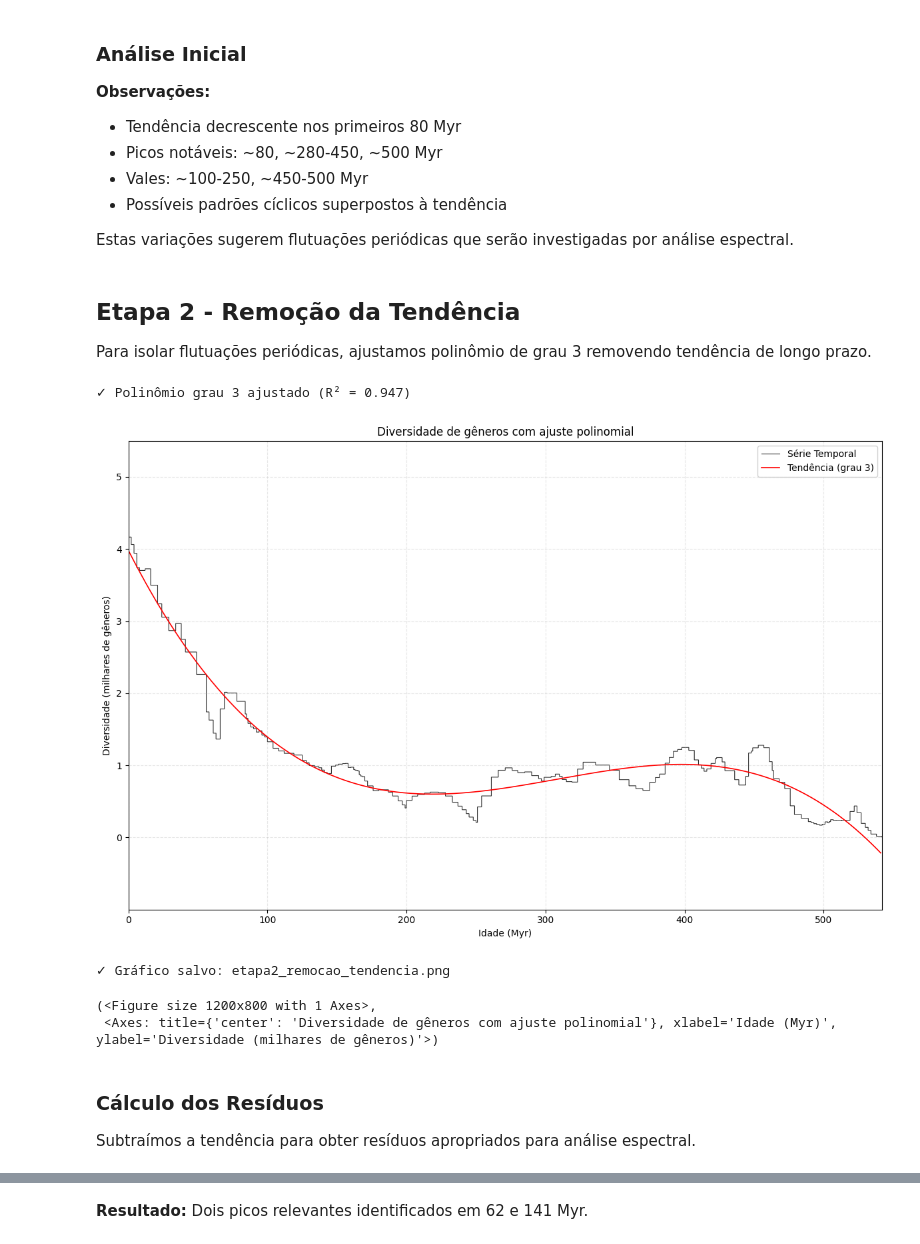
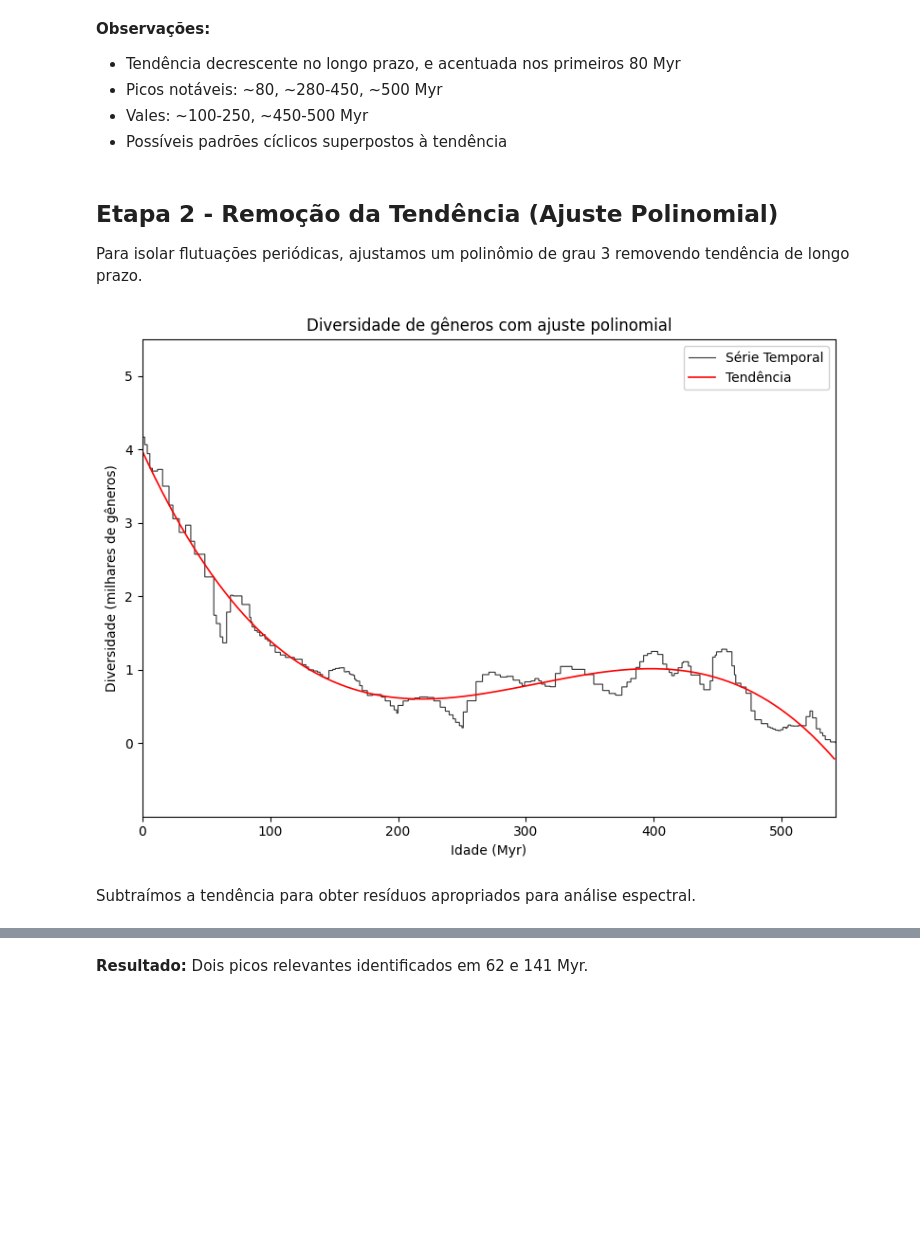
Before and after one commit to lucaanasser/Detectando-e-Interpretando-Sinais-Periodicos-em-Series-Temporais-Paleobiologicas, a Jupyter notebook: ep1.ipynb, the cells around one changed output, grey strips where cells are left out. Drawn from its saved outputs; the diff is of its cells as text; code cells hidden in the pictures; blank space fills up the shorter version.

```diff
--- a/ep1.ipynb
+++ b/ep1.ipynb
@@ -36,15 +28,13 @@ O código está organizado em blocos funcionais modulares para máxima reutiliza
 # CONFIGURAÇÃO E DEPENDÊNCIAS
 # ============================
 
-# Imports padrão
+# Imports
 from pathlib import Path
 import pandas as pd
 import numpy as np
 import matplotlib.pyplot as plt
-
-# Imports científicos
+from scipy.fft import fft, fftfreq
 from scipy.signal import find_peaks
-from scipy.fft import fft, fftfreq
 
 # Configuração de caminhos
 DATA_ROOT = Path("data")
@@ -53,9 +43,11 @@ RESULTS_PATH = DATA_ROOT / "processed"
 
 # Configuração de plotagem
 plt.style.use('default')
-plt.rcParams['figure.dpi'] = 100
-plt.rcParams['savefig.dpi'] = 300
-plt.rcParams['font.size'] = 10
+plt.rcParams.update({
+    'figure.dpi': 100,
+    'savefig.dpi': 300,
+    'font.size': 10
+})
 
 # Configuração de seeds para reprodutibilidade
 np.random.seed(42)
@@ -867,8 +584,4 @@ Plotamos diversidade ao longo do tempo geológico.
 # %%
-# Eixo y: Diversidade de gêneros marinhos ao longo do tempo geológico, em milhares de gêneros.
-y = df["Diversity"] / 1000
-
-# Plotagem da série temporal
 plotar_serie_temporal(x, y,
                      "Diversidade de gêneros marinhos ao longo do tempo geológico",
                      "etapa1_diversidade_generos.png")
@@ -880,38 +590,22 @@ plotar_serie_temporal(x, y,
 # %% [markdown]
-### Análise Inicial
-
 **Observações:**
-- Tendência decrescente nos primeiros 80 Myr
+- Tendência decrescente no longo prazo, e acentuada nos primeiros 80 Myr
 - Picos notáveis: ~80, ~280-450, ~500 Myr
 - Vales: ~100-250, ~450-500 Myr
 - Possíveis padrões cíclicos superpostos à tendência
-
-Estas variações sugerem flutuações periódicas que serão investigadas por análise espectral.
 # %% [markdown]
-## Etapa 2 - Remoção da Tendência
+## Etapa 2 - Remoção da Tendência (Ajuste Polinomial)
 
-Para isolar flutuações periódicas, ajustamos polinômio de grau 3 removendo tendência de longo prazo.
+Para isolar flutuações periódicas, ajustamos um polinômio de grau 3 removendo tendência de longo prazo.
 # %%
-# Eixo x: Idade geológica em milhões de anos (Myr).
-x = df["TimeBin"]
-# Eixo y: Diversidade de gêneros marinhos ao longo do tempo geológico, em milhares de gêneros.
-y = df["Diversity"] / 1000
+polinomio = ajustar_polinomio(y, grau=3)
 
-# Ajuste polinomial para remoção de tendência
-polynomial = ajustar_polinomio(y, grau=3)
-
-# Plotagem com tendência
 plotar_serie_temporal(x, y,
                      "Diversidade de gêneros com ajuste polinomial",
                      "etapa2_remocao_tendencia.png",
-                     polynomial=polynomial)
+                     polinomio=polinomio)
 # %% [output]
-✓ Polinômio grau 3 ajustado (R² = 0.947)
-[figure, old version]
+[figure, new version]
-✓ Gráfico salvo: etapa2_remocao_tendencia.png
-(<Figure size 1200x800 with 1 Axes>,
- <Axes: title={'center': 'Diversidade de gêneros com ajuste polinomial'}, xlabel='Idade (Myr)', ylabel='Diversidade (milhares de gêneros)'>)
 # %% [markdown]
-### Cálculo dos Resíduos
 Subtraímos a tendência para obter resíduos apropriados para análise espectral.
 # %%
```
Also changed, not shown: parts of 40 cells of this notebook, 7 other files.
